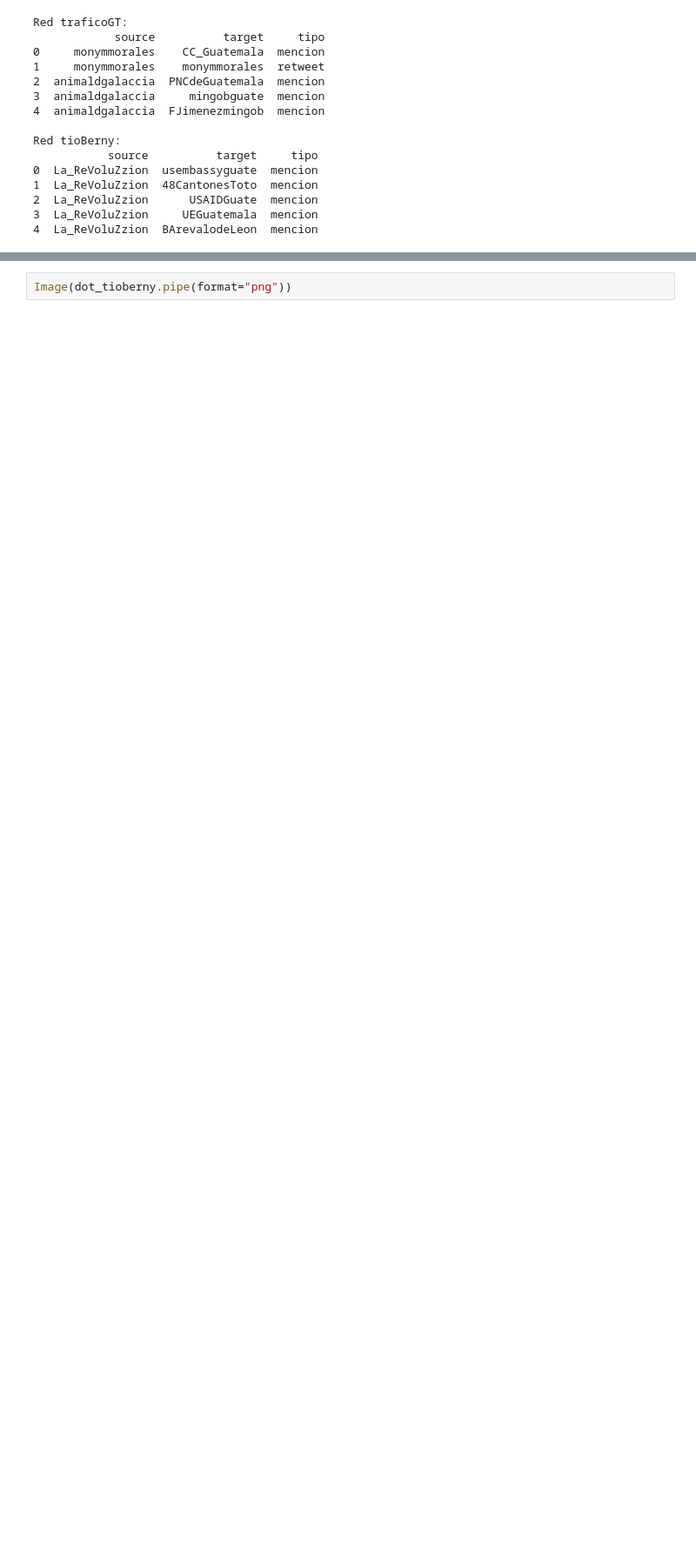
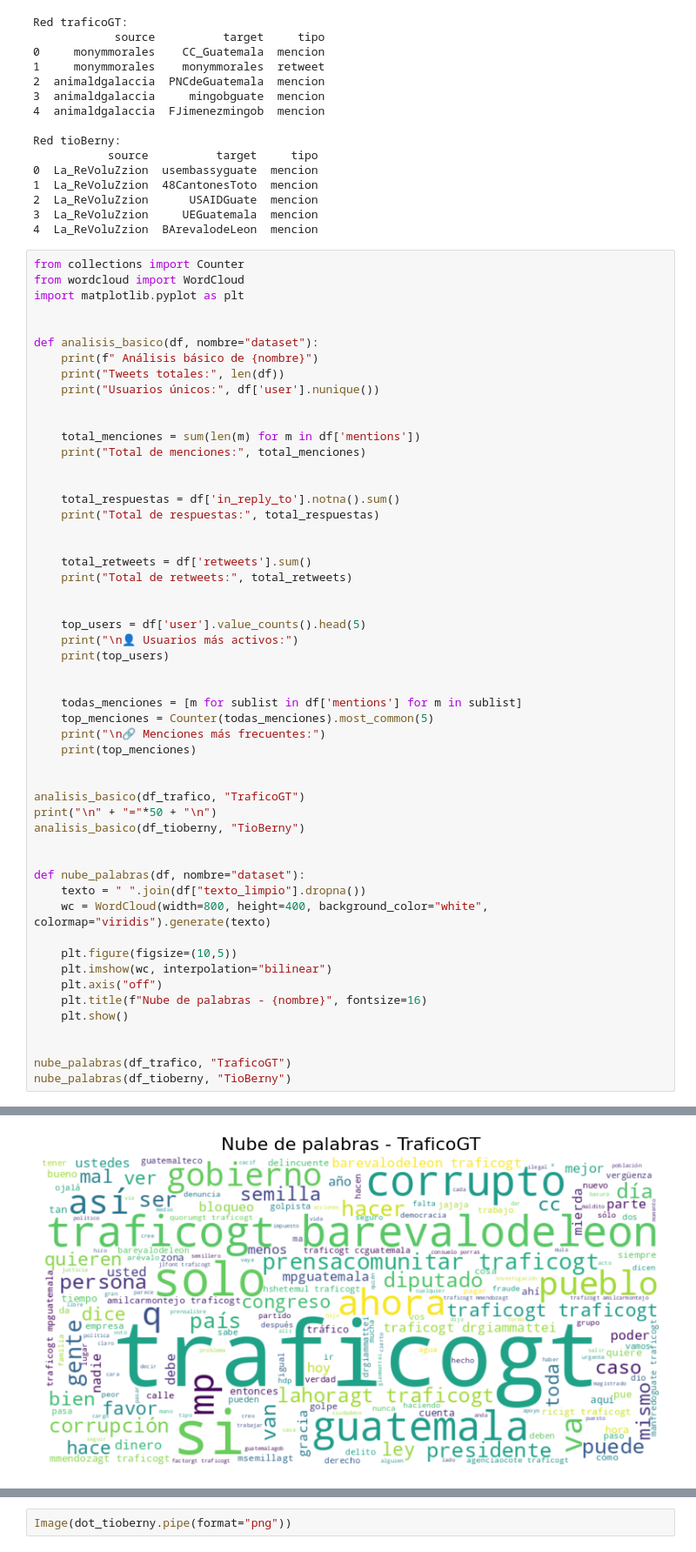
Before and after one commit to JPS4321/Lab6_Data, a Jupyter notebook: lab6.ipynb, the cells around one changed output, grey strips where cells are left out. Shown at 87% size. Saved outputs shown, nothing was run; the diff lists cells and outputs as text; blank space fills up the shorter version.

Commit message:
feat: "Exploratory analisis"

```diff
--- a/lab6.ipynb
+++ b/lab6.ipynb
@@ -155,3 +155,57 @@ Red tioBerny:
 2  La_ReVoluZzion      USAIDGuate  mencion
 3  La_ReVoluZzion     UEGuatemala  mencion
 4  La_ReVoluZzion  BArevalodeLeon  mencion
+# %%
+from collections import Counter
+from wordcloud import WordCloud
+import matplotlib.pyplot as plt
+
+
+def analisis_basico(df, nombre="dataset"):
+    print(f" Análisis básico de {nombre}")
+    print("Tweets totales:", len(df))
+    print("Usuarios únicos:", df['user'].nunique())
+
+
+    total_menciones = sum(len(m) for m in df['mentions'])
+    print("Total de menciones:", total_menciones)
+
+
+    total_respuestas = df['in_reply_to'].notna().sum()
+    print("Total de respuestas:", total_respuestas)
+
+
+    total_retweets = df['retweets'].sum()
+    print("Total de retweets:", total_retweets)
+
+
+    top_users = df['user'].value_counts().head(5)
+    print("\n👤 Usuarios más activos:")
+    print(top_users)
+
+
+    todas_menciones = [m for sublist in df['mentions'] for m in sublist]
+    top_menciones = Counter(todas_menciones).most_common(5)
+    print("\n🔗 Menciones más frecuentes:")
+    print(top_menciones)
+
+
+analisis_basico(df_trafico, "TraficoGT")
+print("\n" + "="*50 + "\n")
+analisis_basico(df_tioberny, "TioBerny")
+
+
+def nube_palabras(df, nombre="dataset"):
+    texto = " ".join(df["texto_limpio"].dropna())
+    wc = WordCloud(width=800, height=400, background_color="white", colormap="viridis").generate(texto)
+
+    plt.figure(figsize=(10,5))
+    plt.imshow(wc, interpolation="bilinear")
+    plt.axis("off")
+    plt.title(f"Nube de palabras - {nombre}", fontsize=16)
+    plt.show()
+
+
+nube_palabras(df_trafico, "TraficoGT")
+nube_palabras(df_tioberny, "TioBerny")
+# %% [output]
@@ -157,0 +229 @@ Red tioBerny:
+[figure, added]
```
Also changed, not shown: parts of 1 cell of this notebook.
